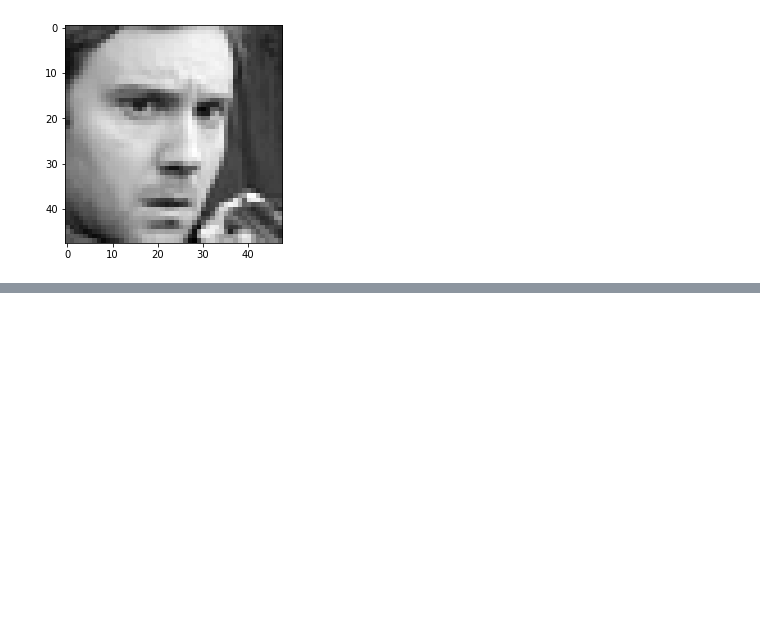
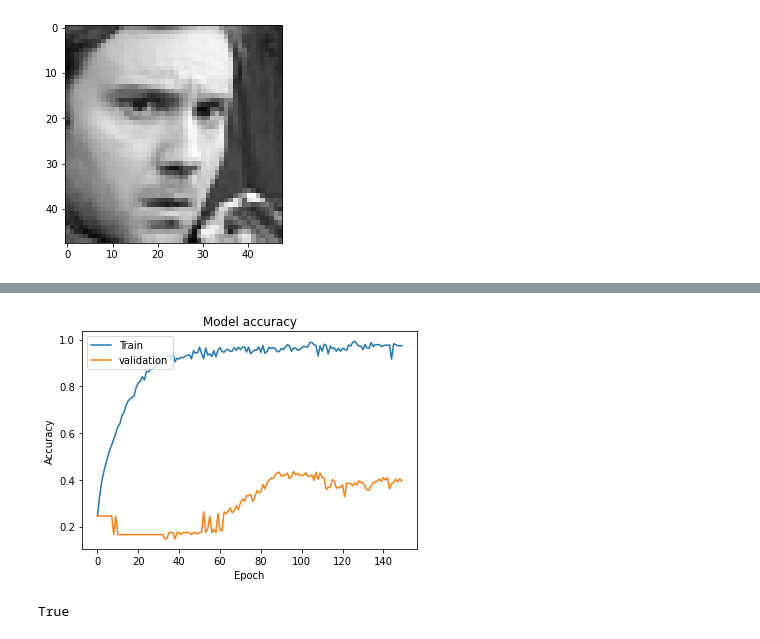
Before and after one commit to YesicaKim/tfjs_mobile, a Jupyter notebook: face_emoji.ipynb, the cells around one changed output, grey strips where cells are left out. Cells and saved outputs as stored; diff of their text form; code cells hidden in the pictures; blank space fills up the shorter version.

```diff
--- a/face_emoji.ipynb
+++ b/face_emoji.ipynb
@@ -44,22 +44,24 @@ plt.imshow(train_x[0].reshape([48, 48]), cmap='gray')
 Angry
 <matplotlib.image.AxesImage at 0x...>
 [figure]
+# %%
+from tensorflow.keras.callbacks import ModelCheckpoint
+mc = ModelCheckpoint('best.h5', monitor='val_categorical_accuracy', verbose=1, mode='auto', save_best_only=True)
 # %%
-import tensorflow as tf
-
 # model 선언
 model = tf.keras.applications.MobileNetV2(input_shape=(48, 48, 1), weights=None, classes=7)
 
 # model.compile
-model.compile(optimizer=tf.keras.optimizers.Adam(),
+model.compile(optimizer=tf.keras.optimizers.Adam(learning_rate=0.001),
               loss=tf.keras.losses.CategoricalCrossentropy(),
               metrics=[tf.keras.metrics.CategoricalAccuracy()])
 
 #model.fit
-model.fit(np.stack(train_x),
+hist = model.fit(np.stack(train_x),
           tf.keras.utils.to_categorical(train_y),
-          epochs=5,
+          epochs=150,
           batch_size=512,
           validation_data=(np.stack(eval_x),
-                           tf.keras.utils.to_categorical(eval_y)))
+                           tf.keras.utils.to_categorical(eval_y)),
+         callbacks=[mc])
 # %% [output]
@@ -80,0 +85,16 @@ model.save(model_path)
+# %%
+# 학습 정확성 값과 검증 정확성 값을 플롯팅 합니다.
+plt.plot(hist.history['categorical_accuracy'])
+plt.plot(hist.history['val_categorical_accuracy'])
+plt.title('Model accuracy')
+plt.ylabel('Accuracy')
+plt.xlabel('Epoch')
+plt.legend(['Train', 'validation'], loc='upper left')
+plt.show()
+# %% [output]
+[figure, added]
+# %%
+import os
+os.path.exists('best.h5')
+# %% [output]
+True
```
Also changed, not shown: parts of 2 cells of this notebook, 4 other files.
